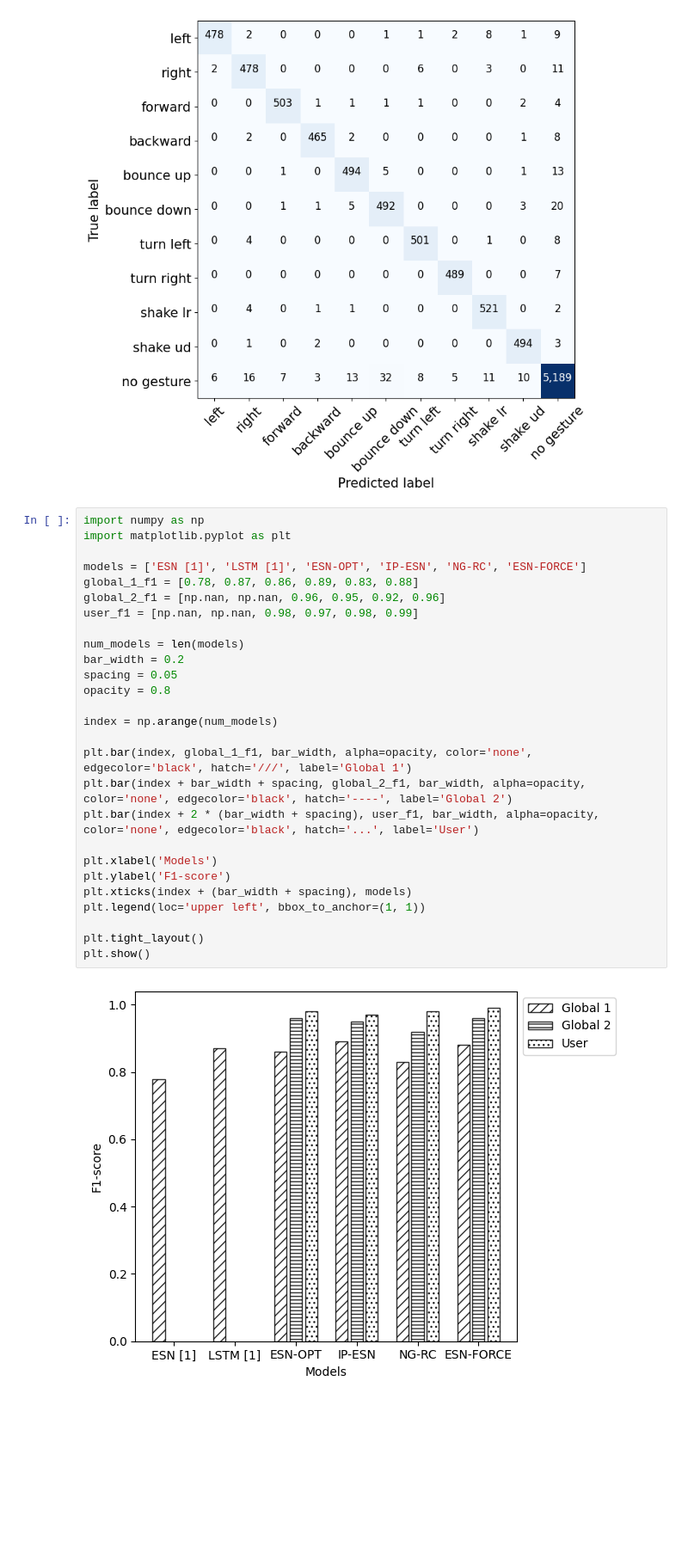
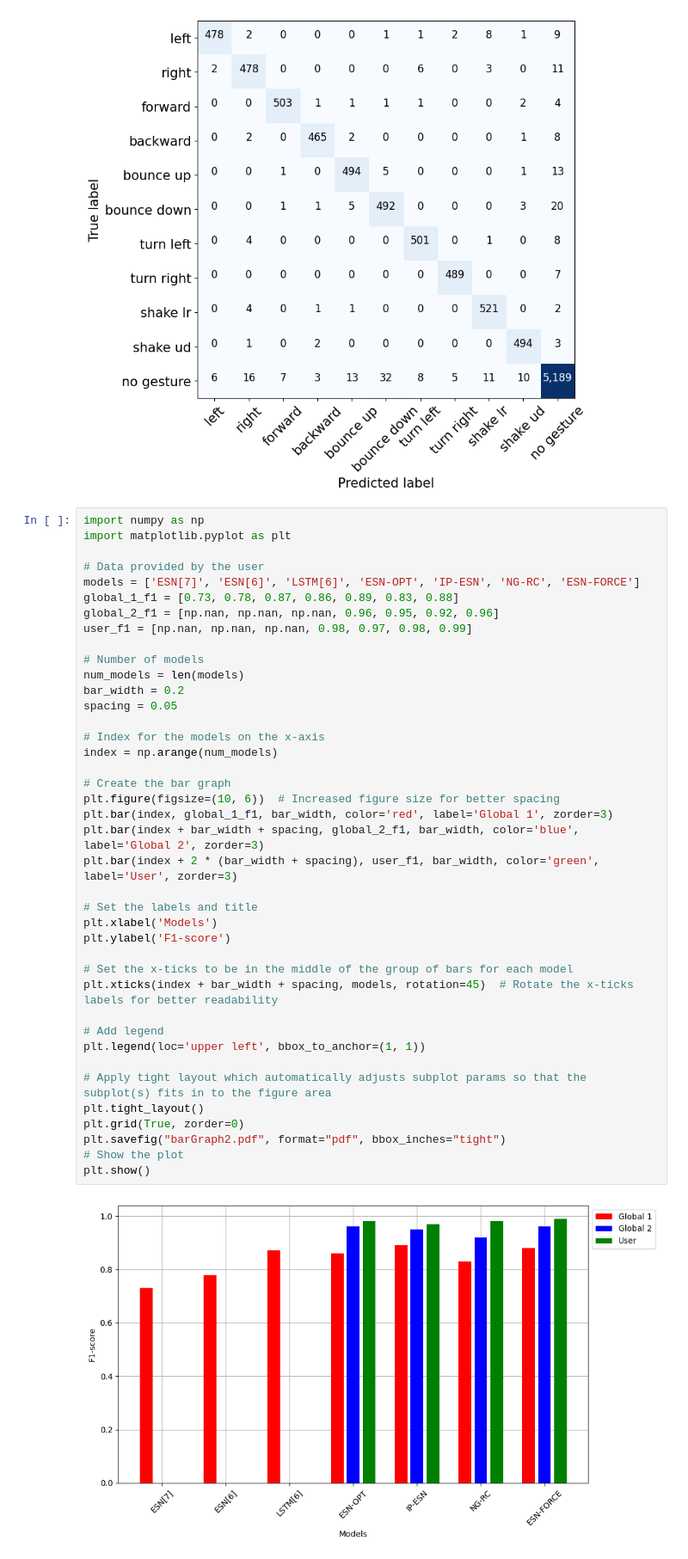
Before and after one commit to aloksGithub/gesture_recognition, a Jupyter notebook: test.ipynb, the cells around one changed output. Shown: that part at 86% size. Drawn from its saved outputs; the diff is of its cells as text; blank space fills up the shorter version.

Commit message:
Generate paper graphs

```diff
--- a/test.ipynb
+++ b/test.ipynb
@@ -149,29 +150,42 @@ plot_confusion_matrix(cm = np.array([[ 478, 2, 0, 0, 0, 1, 1, 2, 8, 1, 9],
 # %%
 import numpy as np
 import matplotlib.pyplot as plt
 
-models = ['ESN [1]', 'LSTM [1]', 'ESN-OPT', 'IP-ESN', 'NG-RC', 'ESN-FORCE']
-global_1_f1 = [0.78, 0.87, 0.86, 0.89, 0.83, 0.88]
-global_2_f1 = [np.nan, np.nan, 0.96, 0.95, 0.92, 0.96]
-user_f1 = [np.nan, np.nan, 0.98, 0.97, 0.98, 0.99]
+# Data provided by the user
+models = ['ESN[7]', 'ESN[6]', 'LSTM[6]', 'ESN-OPT', 'IP-ESN', 'NG-RC', 'ESN-FORCE']
+global_1_f1 = [0.73, 0.78, 0.87, 0.86, 0.89, 0.83, 0.88]
+global_2_f1 = [np.nan, np.nan, np.nan, 0.96, 0.95, 0.92, 0.96]
+user_f1 = [np.nan, np.nan, np.nan, 0.98, 0.97, 0.98, 0.99]
 
+# Number of models
 num_models = len(models)
 bar_width = 0.2
 spacing = 0.05
-opacity = 0.8
 
+# Index for the models on the x-axis
 index = np.arange(num_models)
 
-plt.bar(index, global_1_f1, bar_width, alpha=opacity, color='none', edgecolor='black', hatch='///', label='Global 1')
-plt.bar(index + bar_width + spacing, global_2_f1, bar_width, alpha=opacity, color='none', edgecolor='black', hatch='----', label='Global 2')
-plt.bar(index + 2 * (bar_width + spacing), user_f1, bar_width, alpha=opacity, color='none', edgecolor='black', hatch='...', label='User')
+# Create the bar graph
+plt.figure(figsize=(10, 6))  # Increased figure size for better spacing
+plt.bar(index, global_1_f1, bar_width, color='red', label='Global 1', zorder=3)
+plt.bar(index + bar_width + spacing, global_2_f1, bar_width, color='blue', label='Global 2', zorder=3)
+plt.bar(index + 2 * (bar_width + spacing), user_f1, bar_width, color='green', label='User', zorder=3)
 
+# Set the labels and title
 plt.xlabel('Models')
 plt.ylabel('F1-score')
-plt.xticks(index + (bar_width + spacing), models)
+
+# Set the x-ticks to be in the middle of the group of bars for each model
+plt.xticks(index + bar_width + spacing, models, rotation=45)  # Rotate the x-ticks labels for better readability
+
+# Add legend
 plt.legend(loc='upper left', bbox_to_anchor=(1, 1))
 
+# Apply tight layout which automatically adjusts subplot params so that the subplot(s) fits in to the figure area
 plt.tight_layout()
+plt.grid(True, zorder=0)
+plt.savefig("barGraph2.pdf", format="pdf", bbox_inches="tight")
+# Show the plot
 plt.show()
 # %% [output]
-[figure, old version]
+[figure, new version]
```
Also changed, not shown: parts of 2 cells of this notebook, 1 other file.
